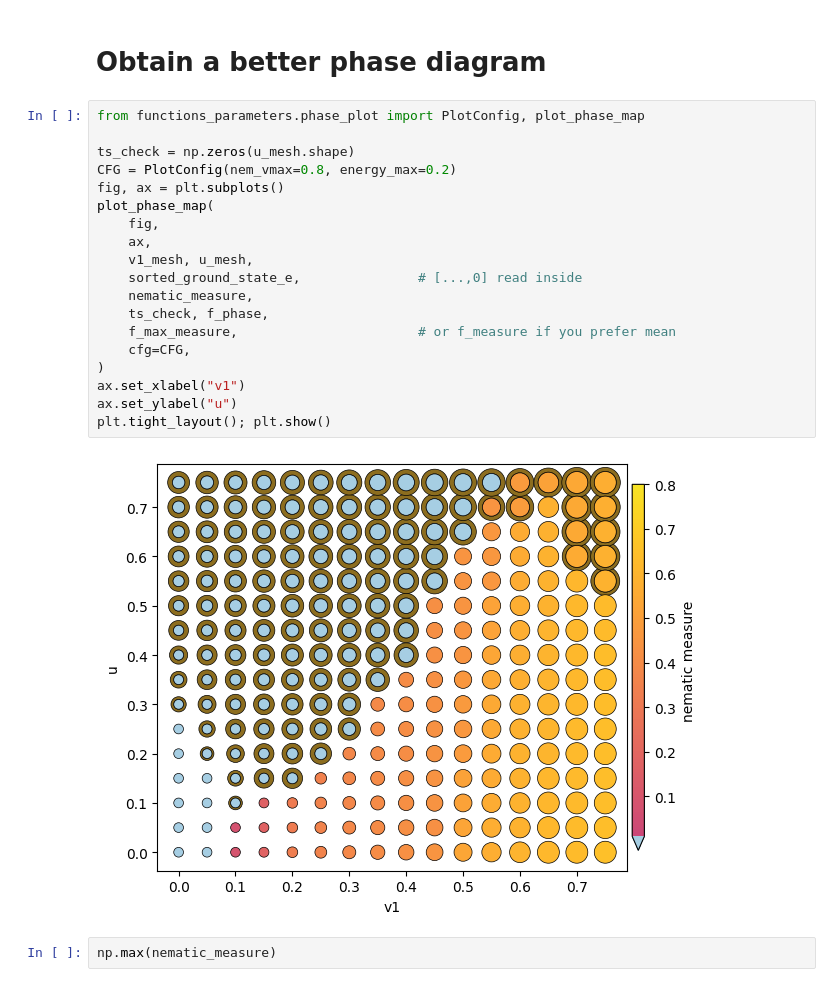
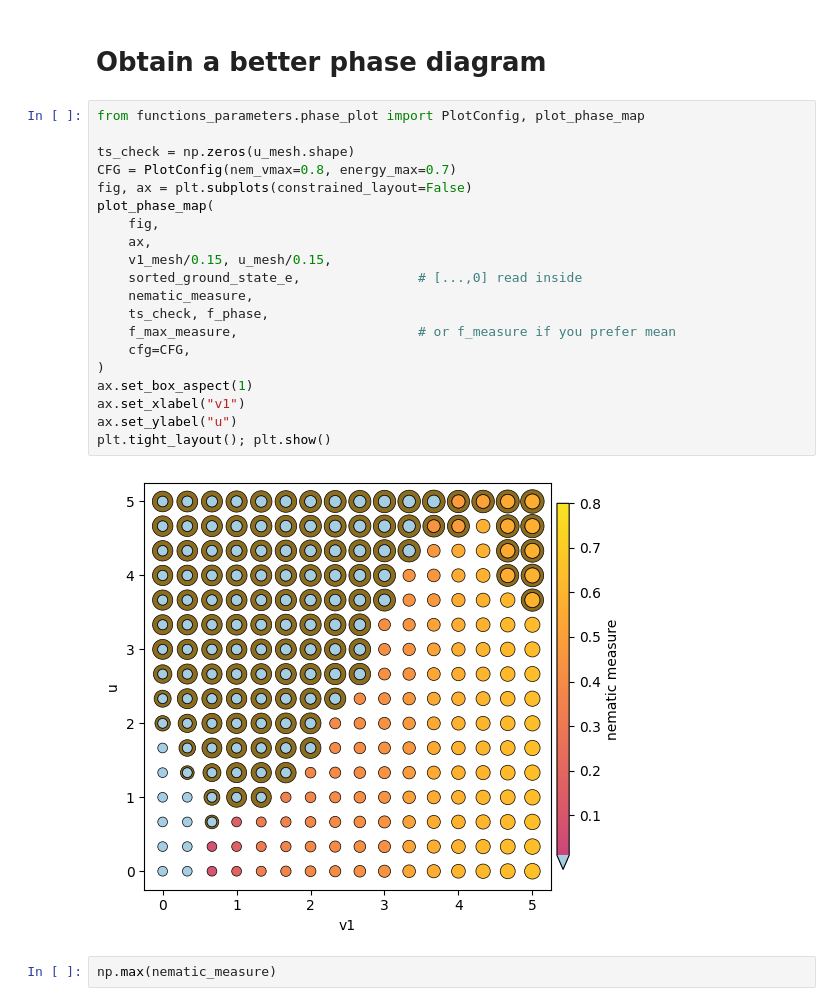
Before and after one commit to yumannhe/SCHF_auto_collinear, a Jupyter notebook: data_analysis/fixed_filling/1_1/phase_diagram_filling_1_t_4em4_GPU_v1_v2_rerun.ipynb, the cells around one changed output. Saved outputs shown, nothing was run; the diff lists cells and outputs as text.

Commit message:
updating phase diagram plots

```diff
--- a/data_analysis/fixed_filling/1_1/phase_diagram_filling_1_t_4em4_GPU_v1_v2_rerun.ipynb
+++ b/data_analysis/fixed_filling/1_1/phase_diagram_filling_1_t_4em4_GPU_v1_v2_rerun.ipynb
@@ -119,24 +119,25 @@ plt.colorbar()
 # %%
 from functions_parameters.phase_plot import PlotConfig, plot_phase_map
 
 ts_check = np.zeros(u_mesh.shape)
-CFG = PlotConfig(nem_vmax=0.8, energy_max=0.2)
-fig, ax = plt.subplots()
+CFG = PlotConfig(nem_vmax=0.8, energy_max=0.7)
+fig, ax = plt.subplots(constrained_layout=False)
 plot_phase_map(
     fig,
     ax,
-    v1_mesh, u_mesh,
+    v1_mesh/0.15, u_mesh/0.15,
     sorted_ground_state_e,               # [...,0] read inside
     nematic_measure,
     ts_check, f_phase,
     f_max_measure,                       # or f_measure if you prefer mean
     cfg=CFG,
 )
+ax.set_box_aspect(1)
 ax.set_xlabel("v1")
 ax.set_ylabel("u")
 plt.tight_layout(); plt.show()
 # %% [output]
-[figure, old version]
+[figure, new version]
 # %%
 np.max(nematic_measure)
 # %% [output]
```
Also changed, not shown: parts of 1 cell of this notebook, 14 other files.
